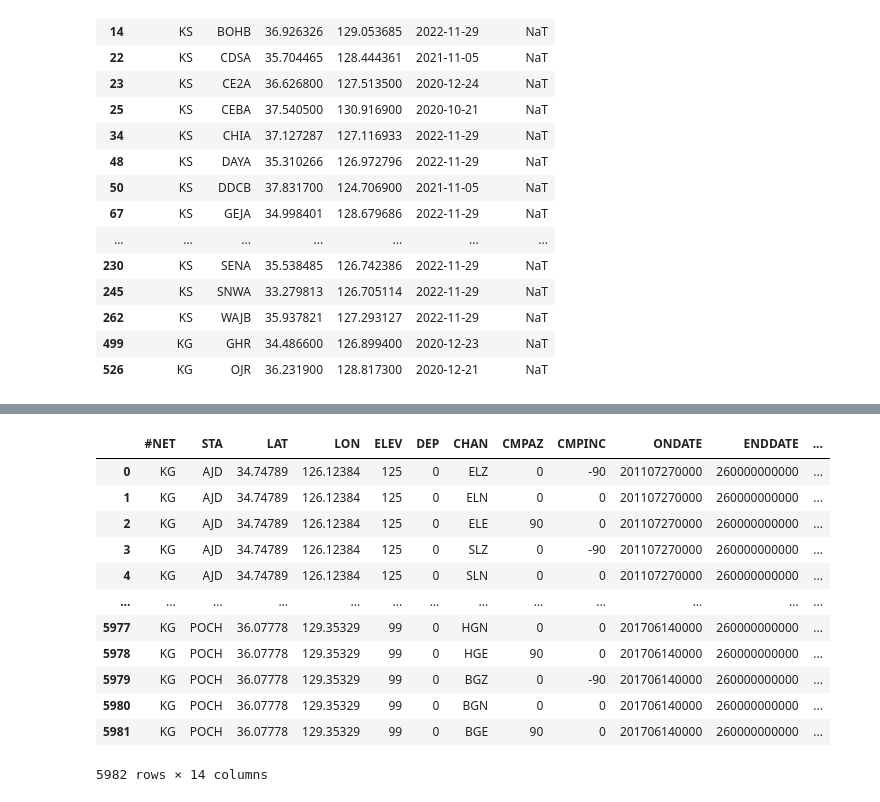
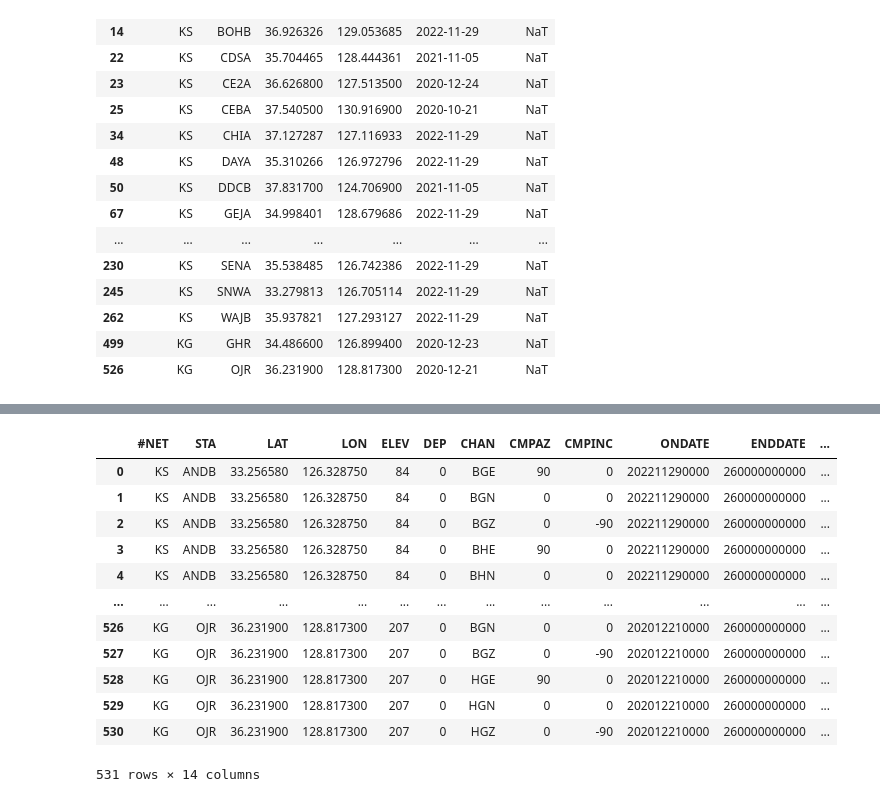
Before and after one commit to 1epss/Seismic-waves-study_Linux, a Jupyter notebook: korea_instrument.ipynb, the cells around one changed output, grey strips where cells are left out. Cells and saved outputs as stored; diff of their text form; code cells hidden in the pictures.

```diff
--- a/korea_instrument.ipynb
+++ b/korea_instrument.ipynb
@@ -346,16 +362,0 @@ RECORd 양식에 맞게 수정(대문자 등)
-# %%
-inst
-# %% [output]
-|  | #NET | STA | LAT | LON | ELEV | DEP | CHAN | CMPAZ | CMPINC | ONDATE | ENDDATE | ... |
-| 0 | KG | AJD | 34.74789 | 126.12384 | 125 | 0 | ELZ | 0 | -90 | 201107270000 | 260000000000 | ... |
-| 1 | KG | AJD | 34.74789 | 126.12384 | 125 | 0 | ELN | 0 | 0 | 201107270000 | 260000000000 | ... |
-| 2 | KG | AJD | 34.74789 | 126.12384 | 125 | 0 | ELE | 90 | 0 | 201107270000 | 260000000000 | ... |
-| 3 | KG | AJD | 34.74789 | 126.12384 | 125 | 0 | SLZ | 0 | -90 | 201107270000 | 260000000000 | ... |
-| 4 | KG | AJD | 34.74789 | 126.12384 | 125 | 0 | SLN | 0 | 0 | 201107270000 | 260000000000 | ... |
-| ... | ... | ... | ... | ... | ... | ... | ... | ... | ... | ... | ... | ... |
-| 5977 | KG | POCH | 36.07778 | 129.35329 | 99 | 0 | HGN | 0 | 0 | 201706140000 | 260000000000 | ... |
-| 5978 | KG | POCH | 36.07778 | 129.35329 | 99 | 0 | HGE | 90 | 0 | 201706140000 | 260000000000 | ... |
-| 5979 | KG | POCH | 36.07778 | 129.35329 | 99 | 0 | BGZ | 0 | -90 | 201706140000 | 260000000000 | ... |
-| 5980 | KG | POCH | 36.07778 | 129.35329 | 99 | 0 | BGN | 0 | 0 | 201706140000 | 260000000000 | ... |
-| 5981 | KG | POCH | 36.07778 | 129.35329 | 99 | 0 | BGE | 90 | 0 | 201706140000 | 260000000000 | ... |
-5982 rows × 14 columns
@@ -363,0 +363,53 @@ df.loc[(df['관측망코드', ' '] == 'KS') & (df['관측종료일', ' '] != '')
+# %%
+#chan_e, chan_n, chan_z = re.compile('??E'), re.compile('??N'), re.compile('??Z')
+
+data = pd.merge(scraping, df_n, left_on = 'STA', right_on = '지점코드')
+data = data.rename(columns={'관측망코드':'#NET', '위도(ºN)':'LAT', '경도(ºE)':'LON', '관측시작일':'ONDATE', '관측종료일':'ENDDATE', 'RECORD':'RECORDER'})
+
+data['DEP'] = 0
+data['CMPAZ'] = ''
+data['CMPINC'] = ''
+data['SP'] = ''
+
+data['LAT'] = data['LAT'].astype('float64').apply(lambda x:'%.6f'% x)
+data['LON'] = data['LON'].astype('float64').apply(lambda x:'%.6f'% x)
+data['ELEV'] = data['ELEV'].astype('float64').astype('int64')
+data['ONDATE'] = data['ONDATE'].apply(lambda x : datetime.datetime.strftime(x,'%Y%m%d0000'))
+data['ENDDATE'] = '260000000000'
+
+data.loc[data['CHAN'].str.endswith('Z'), 'CMPAZ'] = '0'
+data.loc[data['CHAN'].str.endswith('N'), 'CMPAZ'] = '0'
+data.loc[data['CHAN'].str.endswith('E'), 'CMPAZ'] = '90'
+data.loc[data['CHAN'].str.endswith('Z'), 'CMPINC'] = '-90'
+data.loc[data['CHAN'].str.endswith('N'), 'CMPINC'] = '0'
+data.loc[data['CHAN'].str.endswith('E'), 'CMPINC'] = '0'
+
+data.loc[data['CHAN'].str.match('HH'), 'SP'] = '100'
+data.loc[data['CHAN'].str.match('HG'), 'SP'] = '100'
+data.loc[data['CHAN'].str.match('EL'), 'SP'] = '100'
+data.SP = data.SP.replace('', '20')
+
+data['SENSOR'] = data['SENSOR'].apply(lambda x : 'TITAN-PH(A)' if x == 'Titan-PH-A'
+                                      else  ('TRILIUM120PH(A)' if x == 'Trilium120PH-A'
+                                             else ('ES-DH(A)' if x == 'ES-DH-A'
+                                                   else ('ES-T(A)' if x == 'ES-T-A'
+                                                         else ('CMG-40T-1(B)' if x == 'CMG-40T-1-B'
+                                                               else ('CMG-3TB(B)' if x == 'CMG-3TB-B'
+                                                                     else 'CMG-40T-1(A)'))))))
+data.RECORDER = data['RECORDER'].apply(lambda x : str.upper(x))
+data = data[['#NET', 'STA', 'LAT', 'LON', 'ELEV', 'DEP', 'CHAN', 'CMPAZ', 'CMPINC', 'ONDATE', 'ENDDATE', 'SP', 'SENSOR', 'RECORDER']]
+data
+# %% [output]
+|  | #NET | STA | LAT | LON | ELEV | DEP | CHAN | CMPAZ | CMPINC | ONDATE | ENDDATE | ... |
+| 0 | KS | ANDB | 33.256580 | 126.328750 | 84 | 0 | BGE | 90 | 0 | 202211290000 | 260000000000 | ... |
+| 1 | KS | ANDB | 33.256580 | 126.328750 | 84 | 0 | BGN | 0 | 0 | 202211290000 | 260000000000 | ... |
+| 2 | KS | ANDB | 33.256580 | 126.328750 | 84 | 0 | BGZ | 0 | -90 | 202211290000 | 260000000000 | ... |
+| 3 | KS | ANDB | 33.256580 | 126.328750 | 84 | 0 | BHE | 90 | 0 | 202211290000 | 260000000000 | ... |
+| 4 | KS | ANDB | 33.256580 | 126.328750 | 84 | 0 | BHN | 0 | 0 | 202211290000 | 260000000000 | ... |
+| ... | ... | ... | ... | ... | ... | ... | ... | ... | ... | ... | ... | ... |
+| 526 | KG | OJR | 36.231900 | 128.817300 | 207 | 0 | BGN | 0 | 0 | 202012210000 | 260000000000 | ... |
+| 527 | KG | OJR | 36.231900 | 128.817300 | 207 | 0 | BGZ | 0 | -90 | 202012210000 | 260000000000 | ... |
+| 528 | KG | OJR | 36.231900 | 128.817300 | 207 | 0 | HGE | 90 | 0 | 202012210000 | 260000000000 | ... |
+| 529 | KG | OJR | 36.231900 | 128.817300 | 207 | 0 | HGN | 0 | 0 | 202012210000 | 260000000000 | ... |
+| 530 | KG | OJR | 36.231900 | 128.817300 | 207 | 0 | HGZ | 0 | -90 | 202012210000 | 260000000000 | ... |
+531 rows × 14 columns
```
Also changed, not shown: parts of 19 cells of this notebook, 2 other files.
